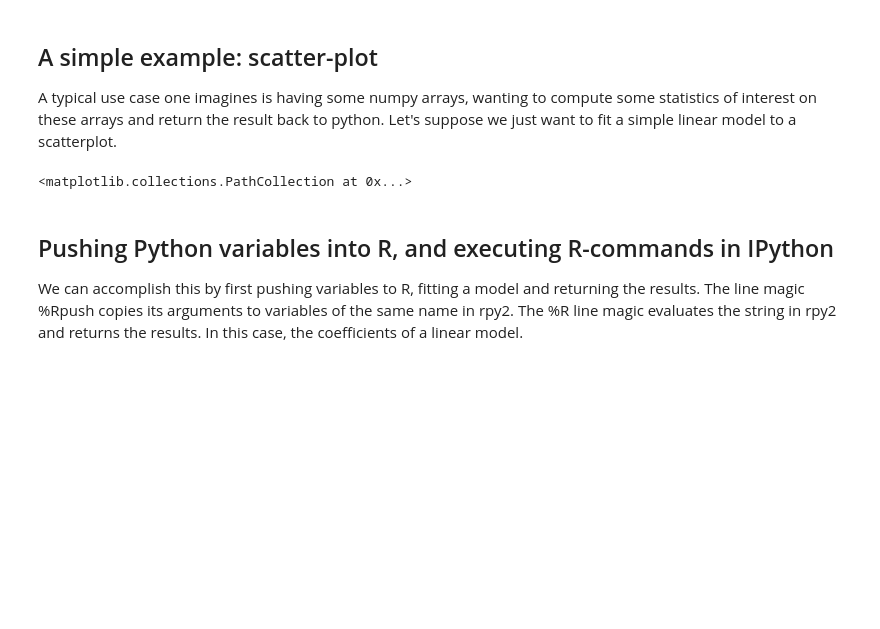
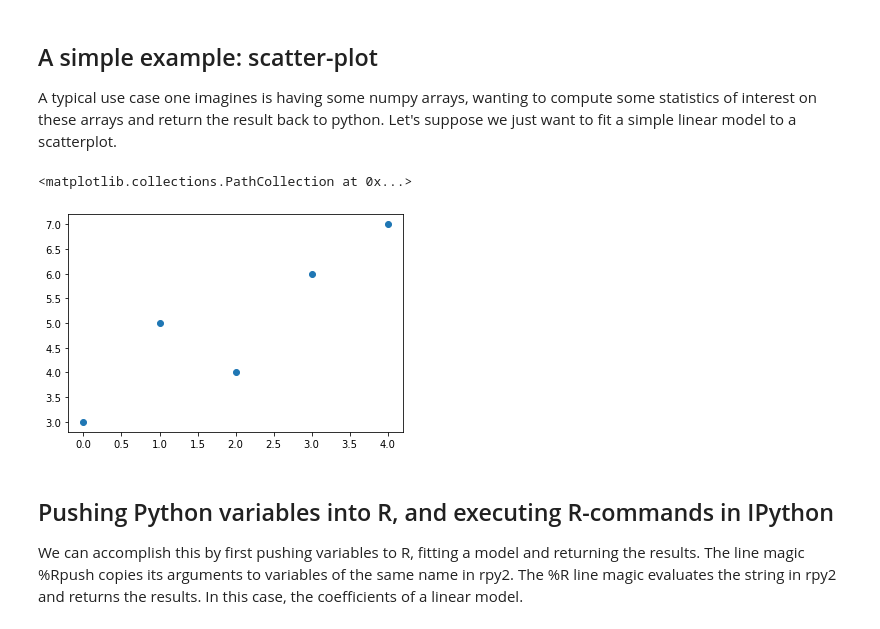
Before and after one commit to thomas-haslwanter/statsintro_python, a Jupyter notebook: ipynb/2_rpy2Intro.ipynb, the cells around one changed output. Cells and saved outputs as stored; diff of their text form; code cells hidden in the pictures; blank space fills up the shorter version.

```diff
--- a/ipynb/2_rpy2Intro.ipynb
+++ b/ipynb/2_rpy2Intro.ipynb
@@ -17,14 +26,15 @@ A typical use case one imagines is having some numpy arrays, wanting to compute
  arrays and return the result back to python. Let's suppose we just want to fit a simple linear model to a scatterplot.
 # %%
 # First we generate and plot the data in Python
+import numpy as np
+import matplotlib.pyplot as plt
 
-import numpy as np
-import pylab
 X = np.array([0,1,2,3,4])
 Y = np.array([3,5,4,6,7])
-pylab.scatter(X, Y)
+plt.scatter(X, Y)
 # %% [output]
 <matplotlib.collections.PathCollection at 0x...>
+[figure, added]
 # %% [markdown]
 ## Pushing Python variables into R, and executing R-commands in IPython
 
```
Also changed, not shown: parts of 27 cells of this notebook, 1 other file.
